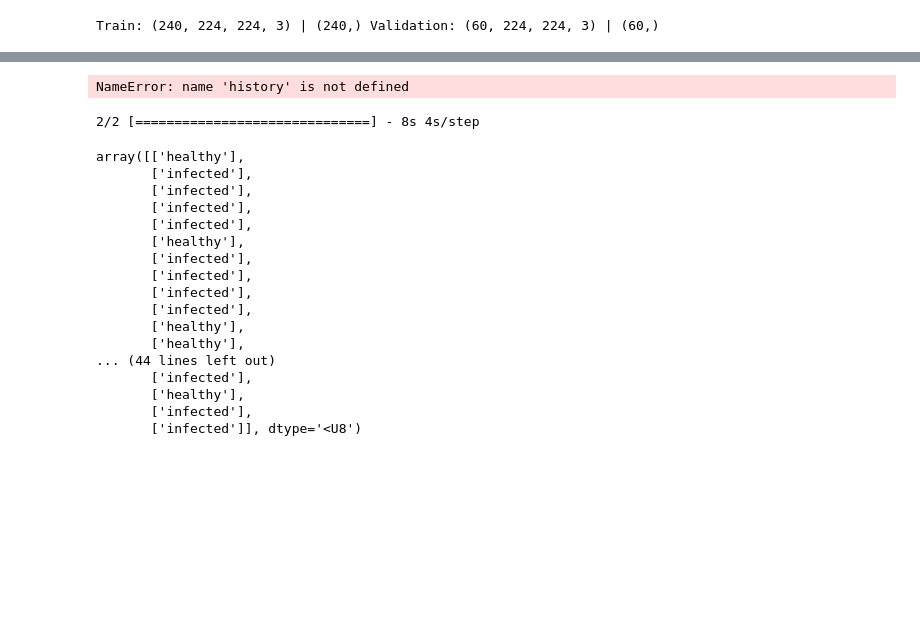
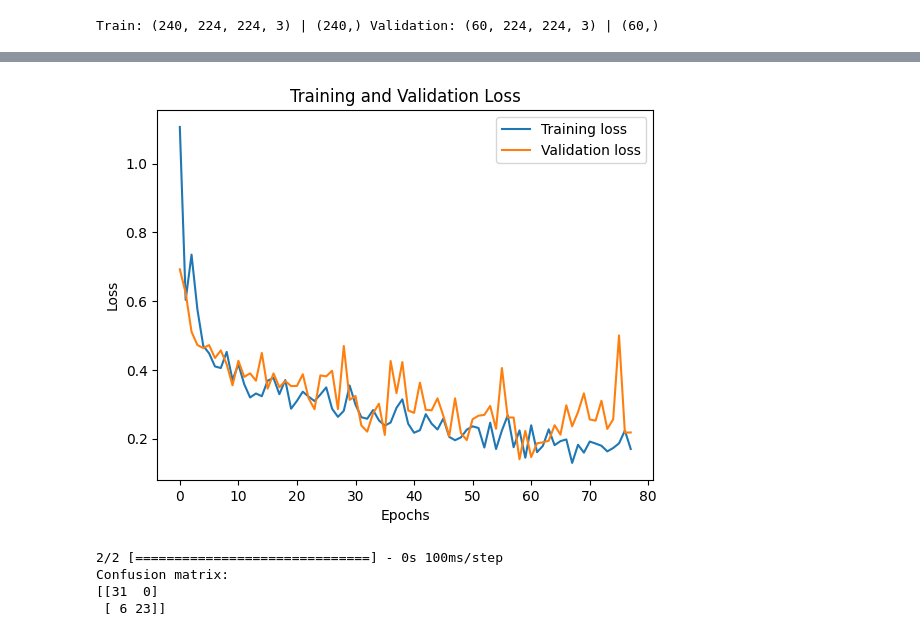
Before and after one commit to Niklas-Mezynski/fontys-cucumber-disease-ai-model, a Jupyter notebook: final_procedure.ipynb, the cells around one changed output, grey strips where cells are left out. Drawn from its saved outputs; the diff is of its cells as text; code cells hidden in the pictures; blank space fills up the shorter version.

Commit message:
Train models with some different parameters

```diff
--- a/final_procedure.ipynb
+++ b/final_procedure.ipynb
@@ -519,33 +532,0 @@ Epoch 8/8
-# %%
-# Create the model
-model = keras.Sequential([
-    keras.layers.experimental.preprocessing.Rescaling(
-        1./255, input_shape=input_shape),
-    keras.layers.Conv2D(32, 3, activation='relu'),
-    keras.layers.MaxPooling2D(),
-    keras.layers.Conv2D(64, 3, activation='relu'),
-    keras.layers.MaxPooling2D(),
-    # keras.layers.Conv2D(128, 3, activation='relu'),
-    # keras.layers.MaxPooling2D(),
-    keras.layers.Flatten(),
-    keras.layers.Dense(128, activation='relu'),
-    keras.layers.Dense(1, activation=tf.keras.activations.sigmoid)
-])
-
-# Compile the model
-model.compile(optimizer='adam',
-              loss=tf.keras.losses.BinaryCrossentropy(),
-              metrics=[
-                  'accuracy',
-                  keras.metrics.Recall(),
-                  keras.metrics.Precision(),
-                  keras.metrics.AUC()
-              ])
-
-# Fit the model to the training dataset
-history = model.fit(
-    x_train, y_train,
-    validation_data=(x_valid, y_valid),
-    batch_size=batch_size,
-    epochs=10
-)
@@ -638,12 +535,12 @@ Epoch 50/50
 model.save('./models/cucumber_model_main.h5')
 # %%
 # Plot the training and validation loss graphs
-plt.plot(history.history['loss'], label='Training loss')
-plt.plot(history.history['val_loss'], label='Validation loss')
+plt.plot(history.history['loss'][2:], label='Training loss')
+plt.plot(history.history['val_loss'][2:], label='Validation loss')
 plt.title('Training and Validation Loss')
 plt.xlabel('Epochs')
 plt.ylabel('Loss')
 plt.legend()
 plt.show()
 # %% [output]
-NameError: name 'history' is not defined
+[figure, added]
@@ -650,5 +549,6 @@ NameError: name 'history' is not defined
 # %%
 # assume you have a trained keras model that performs binary classification
+from sklearn.metrics import confusion_matrix
 predictions = model.predict(x_valid)  # predict probabilities
 
 # set a threshold for binary classification
@@ -660,24 +560,15 @@ predictions = (predictions > threshold).astype('int')
 # assume binary_predictions is the binary label array
 predicted_labels = np.where(predictions == 1, 'infected', 'healthy')
 
-# print the labels
-predicted_labels
+
+# Print the confusion matrix
+cm = confusion_matrix(y_valid, predictions)
+print("Confusion matrix:")
+print(cm)
+# print(y_valid)
+# print(predictions)
 # %% [output]
-2/2 [==============================] - 8s 4s/step
+2/2 [==============================] - 0s 100ms/step
+Confusion matrix:
+[[31  0]
+ [ 6 23]]
-array([['healthy'],
-       ['infected'],
-       ['infected'],
-       ['infected'],
-       ['infected'],
-       ['healthy'],
-       ['infected'],
-       ['infected'],
-       ['infected'],
-       ['infected'],
-       ['healthy'],
-       ['healthy'],
-... (44 lines left out)
-       ['infected'],
-       ['healthy'],
-       ['infected'],
-       ['infected']], dtype='<U8')
```
Also changed, not shown: parts of 16 cells of this notebook, 3 other files.
